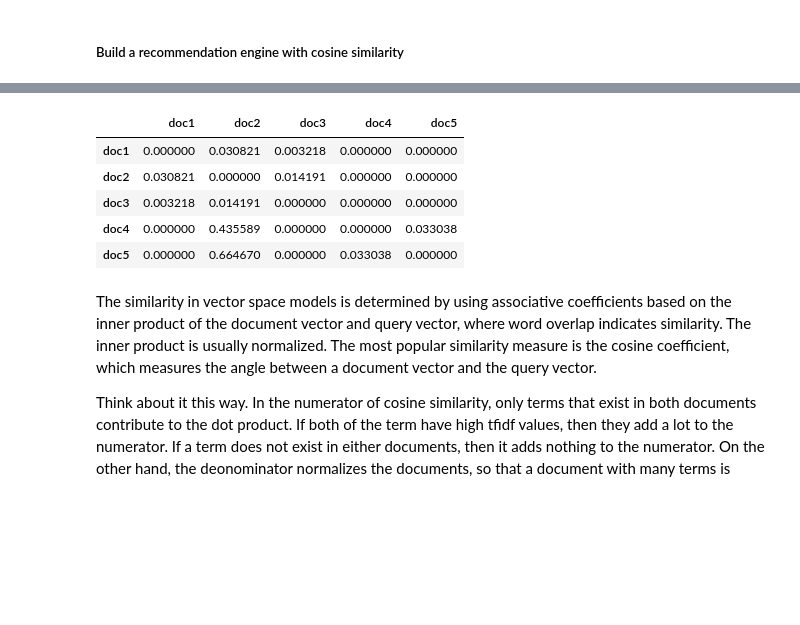
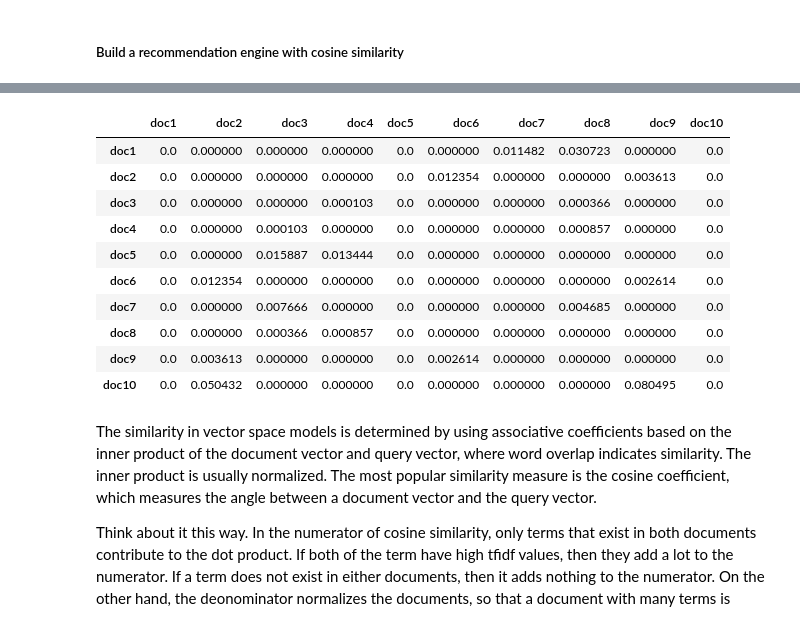
Before and after one commit to Alexjmsherman/nlp_practicum_cohort1, a Jupyter notebook: lessons/lesson11_text_similarity/text_similarity_solution.ipynb, the cells around one changed output, grey strips where cells are left out. Cells and saved outputs as stored; diff of their text form; code cells hidden in the pictures; blank space fills up the shorter version.

```diff
--- a/lessons/lesson11_text_similarity/text_similarity_solution.ipynb
+++ b/lessons/lesson11_text_similarity/text_similarity_solution.ipynb
@@ -448,15 +479,20 @@ neighbors.kneighbors([svd_tranform[0]])
 # %%
 # cosine similarity matrix
-ind = ['doc{}'.format(i) for i in range(1,6)]
+ind = ['doc{}'.format(i) for i in range(1,11)]
 graph = neighbors.kneighbors_graph(n_neighbors=2, mode='distance').toarray()
 pd.DataFrame(graph, columns=ind, index=ind)
 # %% [output]
-|  | doc1 | doc2 | doc3 | doc4 | doc5 |
-| doc1 | 0.000000 | 0.030821 | 0.003218 | 0.000000 | 0.000000 |
-| doc2 | 0.030821 | 0.000000 | 0.014191 | 0.000000 | 0.000000 |
-| doc3 | 0.003218 | 0.014191 | 0.000000 | 0.000000 | 0.000000 |
-| doc4 | 0.000000 | 0.435589 | 0.000000 | 0.000000 | 0.033038 |
-| doc5 | 0.000000 | 0.664670 | 0.000000 | 0.033038 | 0.000000 |
+|  | doc1 | doc2 | doc3 | doc4 | doc5 | doc6 | doc7 | doc8 | doc9 | doc10 |
+| doc1 | 0.0 | 0.000000 | 0.000000 | 0.000000 | 0.0 | 0.000000 | 0.011482 | 0.030723 | 0.000000 | 0.0 |
+| doc2 | 0.0 | 0.000000 | 0.000000 | 0.000000 | 0.0 | 0.012354 | 0.000000 | 0.000000 | 0.003613 | 0.0 |
+| doc3 | 0.0 | 0.000000 | 0.000000 | 0.000103 | 0.0 | 0.000000 | 0.000000 | 0.000366 | 0.000000 | 0.0 |
+| doc4 | 0.0 | 0.000000 | 0.000103 | 0.000000 | 0.0 | 0.000000 | 0.000000 | 0.000857 | 0.000000 | 0.0 |
+| doc5 | 0.0 | 0.000000 | 0.015887 | 0.013444 | 0.0 | 0.000000 | 0.000000 | 0.000000 | 0.000000 | 0.0 |
+| doc6 | 0.0 | 0.012354 | 0.000000 | 0.000000 | 0.0 | 0.000000 | 0.000000 | 0.000000 | 0.002614 | 0.0 |
+| doc7 | 0.0 | 0.000000 | 0.007666 | 0.000000 | 0.0 | 0.000000 | 0.000000 | 0.004685 | 0.000000 | 0.0 |
+| doc8 | 0.0 | 0.000000 | 0.000366 | 0.000857 | 0.0 | 0.000000 | 0.000000 | 0.000000 | 0.000000 | 0.0 |
+| doc9 | 0.0 | 0.003613 | 0.000000 | 0.000000 | 0.0 | 0.002614 | 0.000000 | 0.000000 | 0.000000 | 0.0 |
+| doc10 | 0.0 | 0.050432 | 0.000000 | 0.000000 | 0.0 | 0.000000 | 0.000000 | 0.000000 | 0.080495 | 0.0 |
 # %% [markdown]
 The similarity in vector space models is determined by using associative coefficients based on the inner product of the document vector and query vector, where word overlap indicates similarity. The inner product is usually normalized. The most popular similarity measure is the cosine coefficient, which measures the angle between a document vector and the query vector.
 
```
Also changed, not shown: parts of 21 cells of this notebook, 8 other files.
